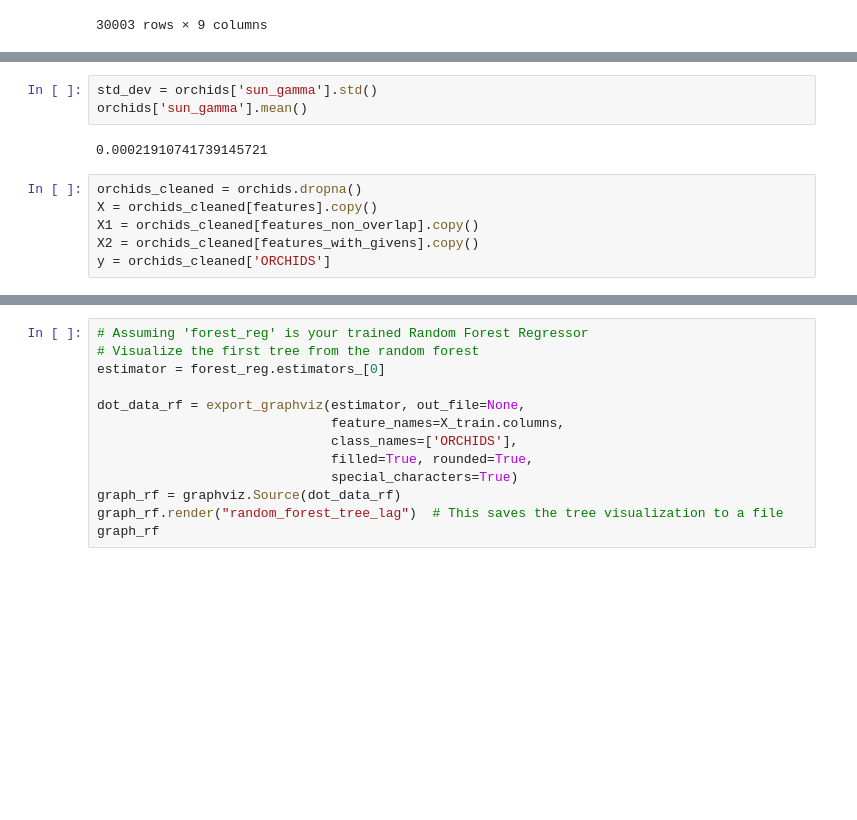
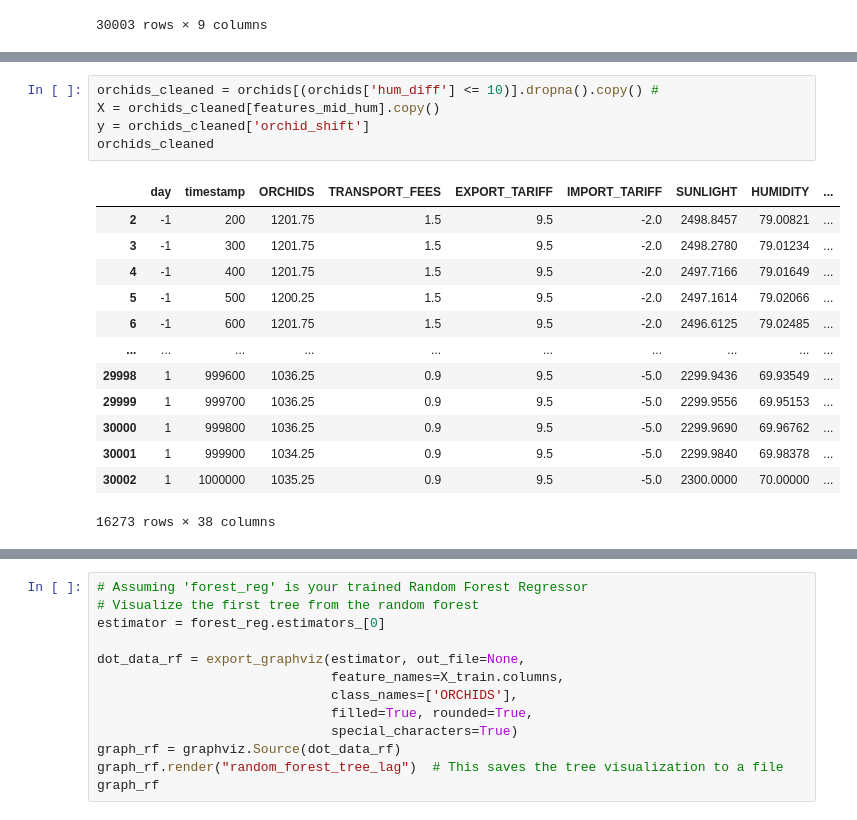
Before and after one commit to felixpoirier1/Prosperity, a Jupyter notebook: data analysis/Round 2/r2 ANAL_brute force lag.ipynb, the cells around one changed output, grey strips where cells are left out. Cells and saved outputs as stored; diff of their text form; blank space fills up the shorter version.

```diff
--- a/data analysis/Round 2/r2 ANAL_brute force lag.ipynb
+++ b/data analysis/Round 2/r2 ANAL_brute force lag.ipynb
@@ -122,12 +201,20 @@ orchids[orchids['day'] > 0]
-# %%
-std_dev = orchids['sun_gamma'].std()
-orchids['sun_gamma'].mean()
-# %% [output]
-0.00021910741739145721
 # %%
-orchids_cleaned = orchids.dropna()
-X = orchids_cleaned[features].copy()
-X1 = orchids_cleaned[features_non_overlap].copy()
-X2 = orchids_cleaned[features_with_givens].copy()
-y = orchids_cleaned['ORCHIDS']
+orchids_cleaned = orchids[(orchids['hum_diff'] <= 10)].dropna().copy() #
+X = orchids_cleaned[features_mid_hum].copy()
+y = orchids_cleaned['orchid_shift']
+orchids_cleaned
+# %% [output]
+|  | day | timestamp | ORCHIDS | TRANSPORT_FEES | EXPORT_TARIFF | IMPORT_TARIFF | SUNLIGHT | HUMIDITY | ... |
+| 2 | -1 | 200 | 1201.75 | 1.5 | 9.5 | -2.0 | 2498.8457 | 79.00821 | ... |
+| 3 | -1 | 300 | 1201.75 | 1.5 | 9.5 | -2.0 | 2498.2780 | 79.01234 | ... |
+| 4 | -1 | 400 | 1201.75 | 1.5 | 9.5 | -2.0 | 2497.7166 | 79.01649 | ... |
+| 5 | -1 | 500 | 1200.25 | 1.5 | 9.5 | -2.0 | 2497.1614 | 79.02066 | ... |
+| 6 | -1 | 600 | 1201.75 | 1.5 | 9.5 | -2.0 | 2496.6125 | 79.02485 | ... |
+| ... | ... | ... | ... | ... | ... | ... | ... | ... | ... |
+| 29998 | 1 | 999600 | 1036.25 | 0.9 | 9.5 | -5.0 | 2299.9436 | 69.93549 | ... |
+| 29999 | 1 | 999700 | 1036.25 | 0.9 | 9.5 | -5.0 | 2299.9556 | 69.95153 | ... |
+| 30000 | 1 | 999800 | 1036.25 | 0.9 | 9.5 | -5.0 | 2299.9690 | 69.96762 | ... |
+| 30001 | 1 | 999900 | 1034.25 | 0.9 | 9.5 | -5.0 | 2299.9840 | 69.98378 | ... |
+| 30002 | 1 | 1000000 | 1035.25 | 0.9 | 9.5 | -5.0 | 2300.0000 | 70.00000 | ... |
+16273 rows × 38 columns
 # %%
```
Also changed, not shown: parts of 21 cells of this notebook, 8 other files.
